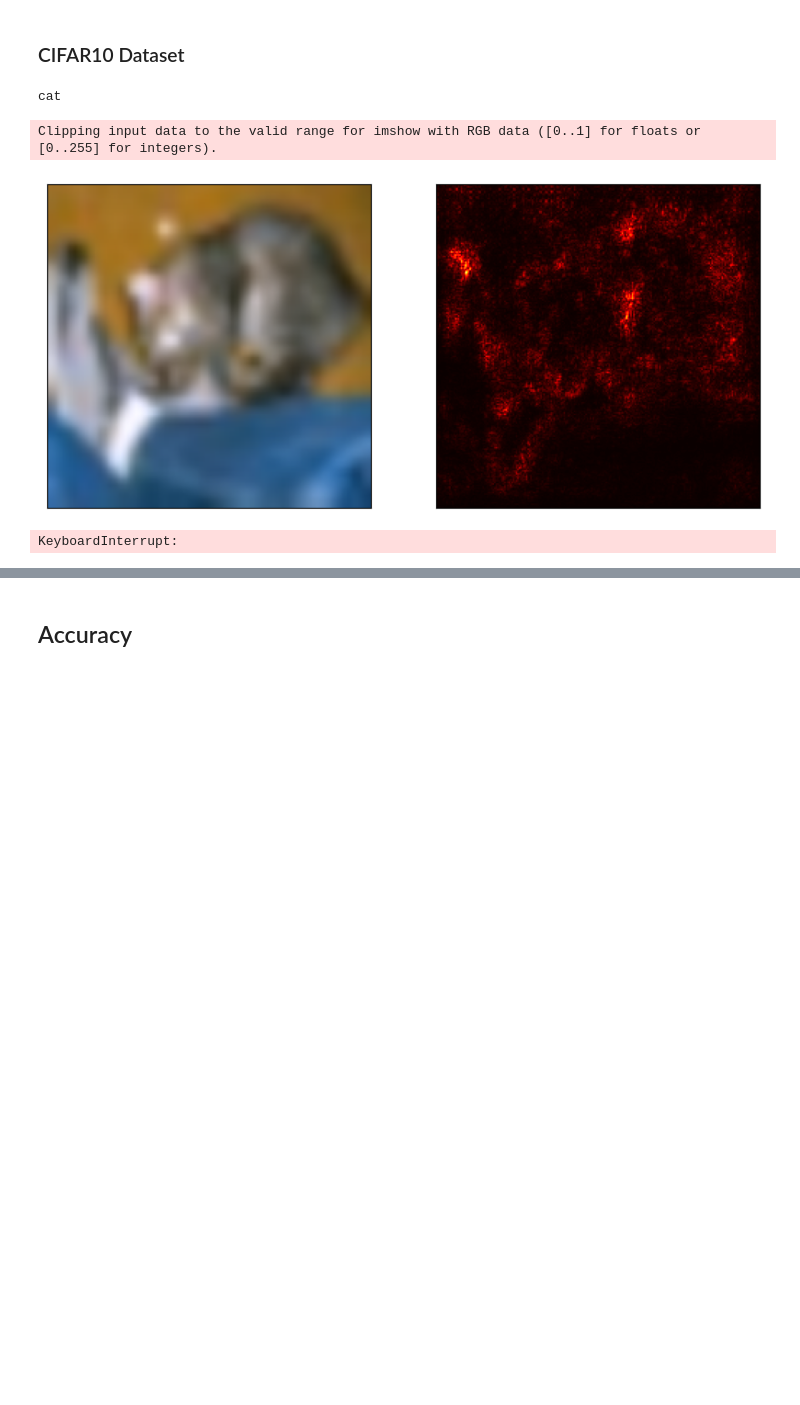
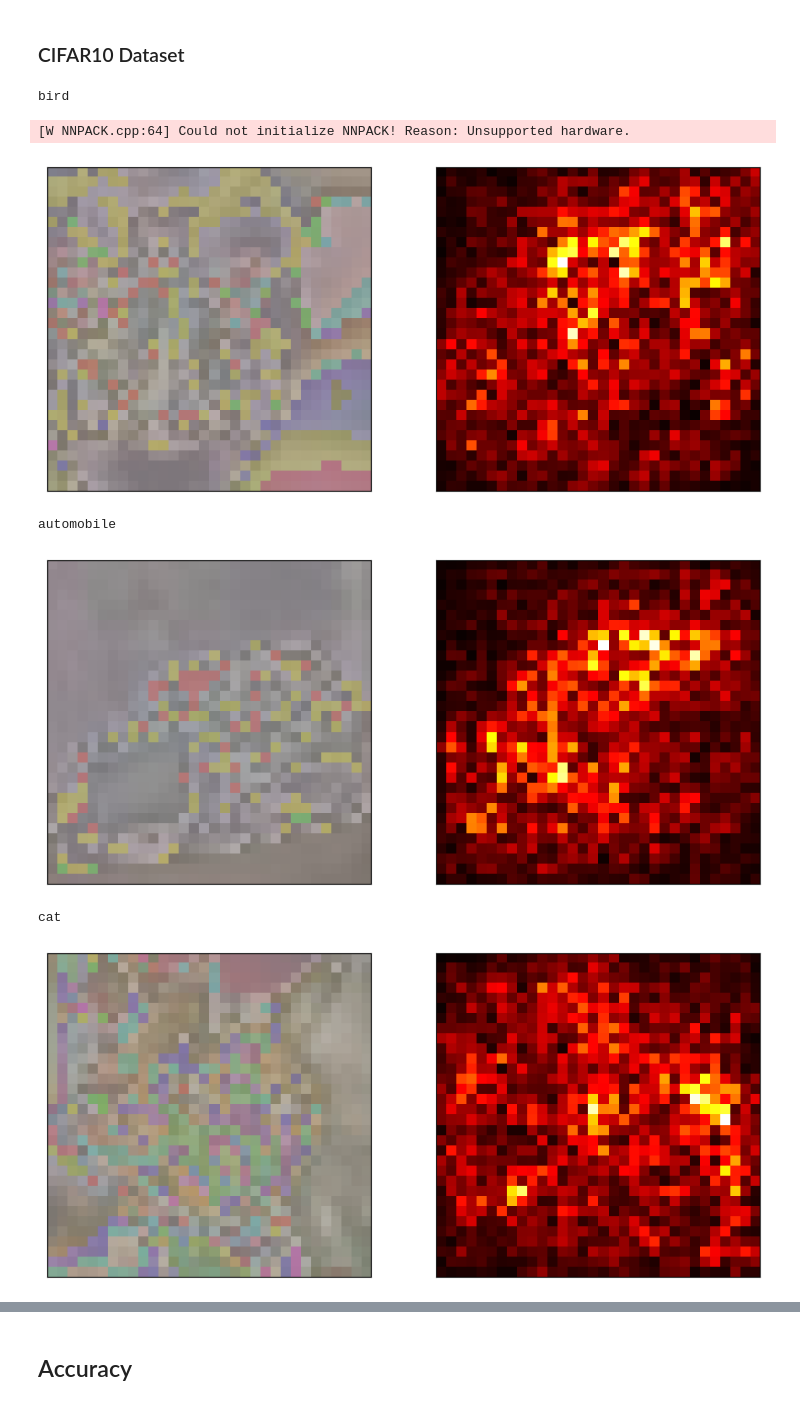
Before and after one commit to V-G-spec/DLProject-MLP, a Jupyter notebook: Experiments/Vansh/VGG/saliency.ipynb, the cells around one changed output, grey strips where cells are left out. Drawn from its saved outputs; the diff is of its cells as text; code cells hidden in the pictures; blank space fills up the shorter version.

Commit message:
Saliency pipeline works for VGG

```diff
--- a/Experiments/Vansh/VGG/saliency.ipynb
+++ b/Experiments/Vansh/VGG/saliency.ipynb
@@ -17,11 +17,11 @@ from torch.utils.data import DataLoader
 ## Set up the model
 ### Dataloader & Transformations
 # %%
-model = vgg13_bn(pretrained=True)
-model.eval() # for evaluation
+model_VGG = vgg13_bn(pretrained=True)
+model_VGG.eval() # for evaluation
 device = torch.device("cuda:0" if torch.cuda.is_available() else "cpu")
-model.to(device)
-print(model)
+model_VGG.to(device)
+print(model_VGG)
 
 #define transforms to preprocess input image into format expected by model
 normalize = transforms.Normalize(mean=[0.485, 0.456, 0.406],
@@ -36,9 +36,8 @@ inv_normalize = transforms.Normalize(
 #convert PIL image to tensor, and
 #normalize the image
 transform_c = transforms.Compose([
-    transforms.Resize((224, 224)),
     transforms.ToTensor(),
-    normalize,
+    transforms.Normalize((0.4914, 0.4822, 0.4465), (0.2471, 0.2435, 0.2616)),
 ])
 
 test_dataset = datasets.CIFAR10(root='../MLP/data', train=False, download=True, transform=transform_c)
@@ -117,6 +116,6 @@ for i in range(20):
     path_img = f'/home/guptav/DLProject-MLP/Experiments/Vansh/Sample_Images/dog ({i+1}).jpg'
     img = resize_image(path_img, size = (224, 224)).convert('RGB')
     img_ten = transform_c(img).unsqueeze(0)
-    output = model(img_ten)
+    output = model_VGG(img_ten)
     if (np.argmax(output).item()==5):
-        saliency(img, model)
+        saliency(img, model_VGG)
@@ -137,22 +124,25 @@ for i in range(20):
 # %%
 classes = ["airplane", "automobile", "bird", "cat", "deer", "dog", "frog", "horse", "ship", "truck"]
 
 transform_img = transforms.ToPILImage()
 
 for inputs, labels in test_loader:
     inputs, labels = inputs.to(device), labels.to(device)
-
-    # Forward pass
-    for input, label in zip(inputs, labels):
-        output = model(input.unsqueeze(0))
-        _, predicted = torch.max(output, 1)
-        if (predicted == label):
-            print(classes[label.item()])
-            saliency(transform_img(input), model)
-            # if (random.random() < 0.01):
-            #     saliency(transform_img(input), model)
+    outputs = model_VGG(inputs)
+    _, predicted = torch.max(outputs, 1)
+    (predicted == labels).sum().item()
+    for input, label, pred in zip(inputs, labels, predicted):
+        if (random.random() < 0.01):
+            if (label == pred):
+                print(classes[label.item()])
+                img = transform_img(input)
+                plt.imshow(img)
+                saliency(transform_img(input), model_VGG)
 # %% [output]
-cat
+bird
-Clipping input data to the valid range for imshow with RGB data ([0..1] for floats or [0..255] for integers).
+[W NNPACK.cpp:64] Could not initialize NNPACK! Reason: Unsupported hardware.
-[figure, old version]
+[figure, new version]
-KeyboardInterrupt:
+automobile
+[figure, added]
+cat
+[figure, added]
```
Also changed, not shown: parts of 6 cells of this notebook, 1 other file.
